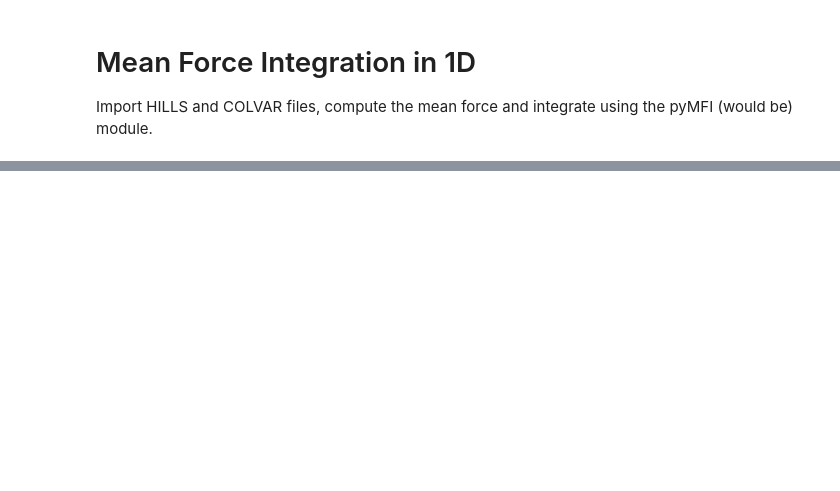
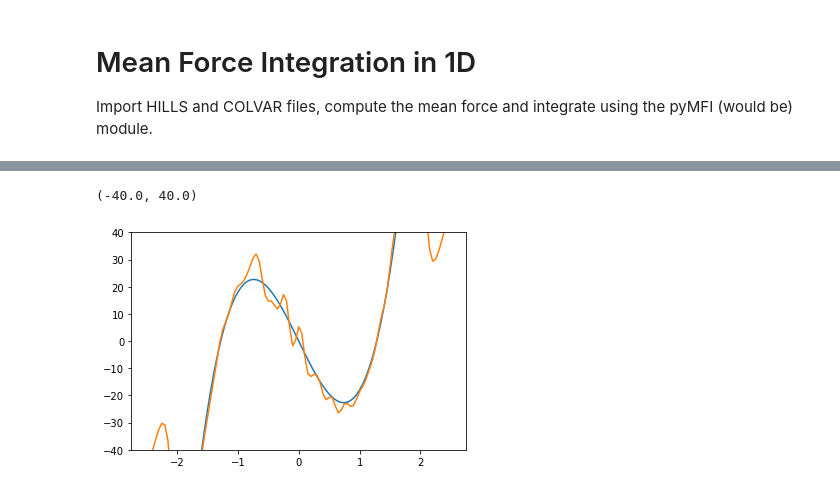
Before and after one commit to mme-ucl/MFI, a Jupyter notebook: MFI_1D_notebook.ipynb, the cells around one changed output, grey strips where cells are left out. Saved outputs shown, nothing was run; the diff lists cells and outputs as text; code cells hidden in the pictures; blank space fills up the shorter version.

```diff
--- a/MFI_1D_notebook.ipynb
+++ b/MFI_1D_notebook.ipynb
@@ -29,0 +29,13 @@ MFI1D.plot_recap(X, FES, Ftot_den, ofe_map, ofe_history,lim=10)
+# %%
+# plt.plot(X, Ftot)
+
+F = 7*X**4-23*X**2
+Ff = 28*X**3 - 46*X
+F = F - min(F)
+
+plt.plot(X,Ff)
+plt.plot(X, Ftot)
+plt.ylim(-40,40)
+# %% [output]
+(-40.0, 40.0)
+[figure, added]
```
Also changed, not shown: parts of 1 cell of this notebook, 38 other files.
